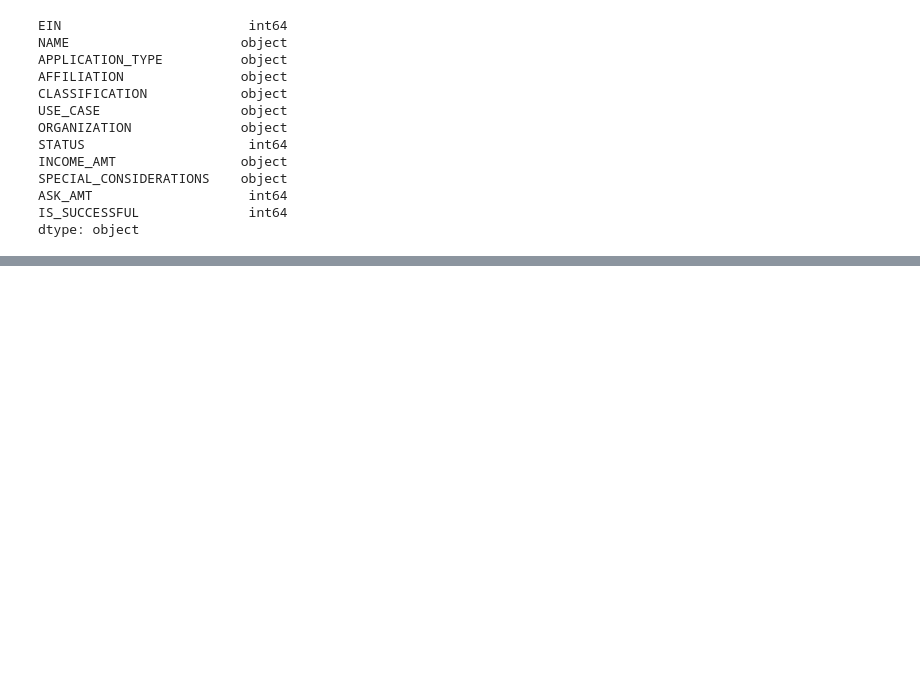
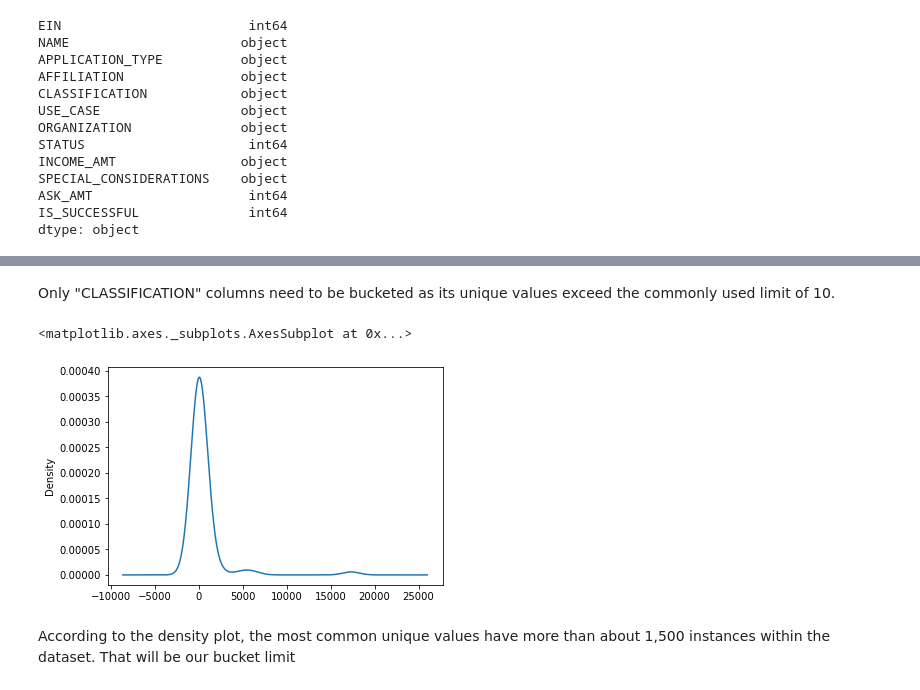
Before and after one commit to tom-jj-G/Neural_Network_NonProfit, a Jupyter notebook: Challenge/AlphabetSoupChallenge.ipynb, the cells around one changed output, grey strips where cells are left out. Drawn from its saved outputs; the diff is of its cells as text; code cells hidden in the pictures; blank space fills up the shorter version.

```diff
--- a/Challenge/AlphabetSoupChallenge.ipynb
+++ b/Challenge/AlphabetSoupChallenge.ipynb
@@ -47,0 +131,11 @@ dtype: object
+# %% [markdown]
+Only "CLASSIFICATION" columns need to be bucketed as its unique values exceed the commonly used limit of 10.
+# %%
+# Visualize the value counts
+classification_counts = rawdata_df.CLASSIFICATION.value_counts()
+classification_counts.plot.density()
+# %% [output]
+<matplotlib.axes._subplots.AxesSubplot at 0x...>
+[figure, added]
+# %% [markdown]
+According to the density plot, the most common unique values have more than about 1,500 instances within the dataset. That will be our bucket limit
```
Also changed, not shown: parts of 45 cells of this notebook.
